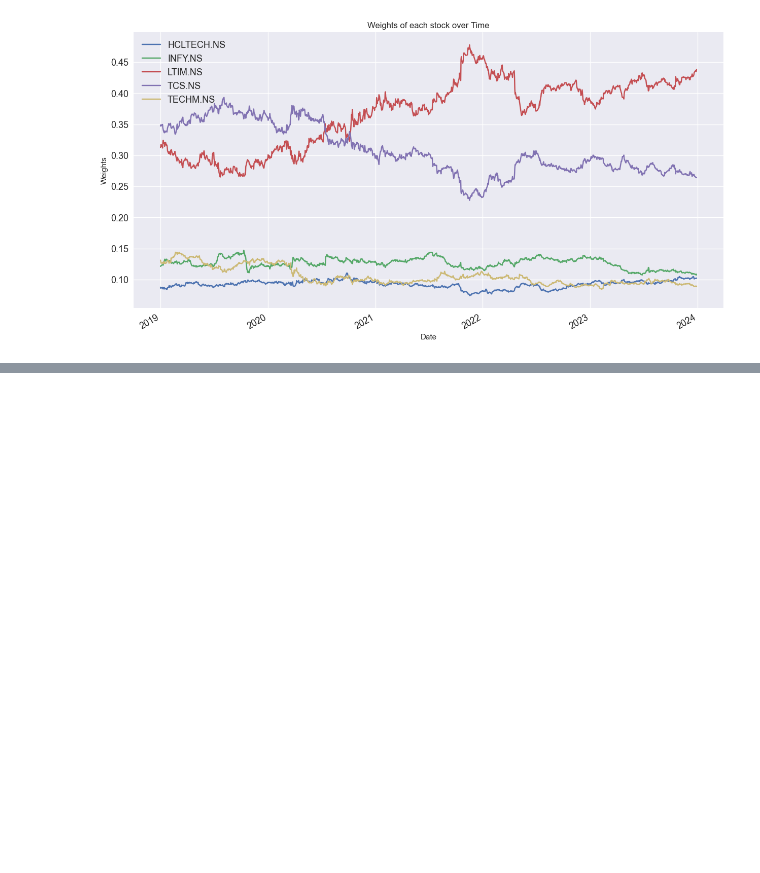
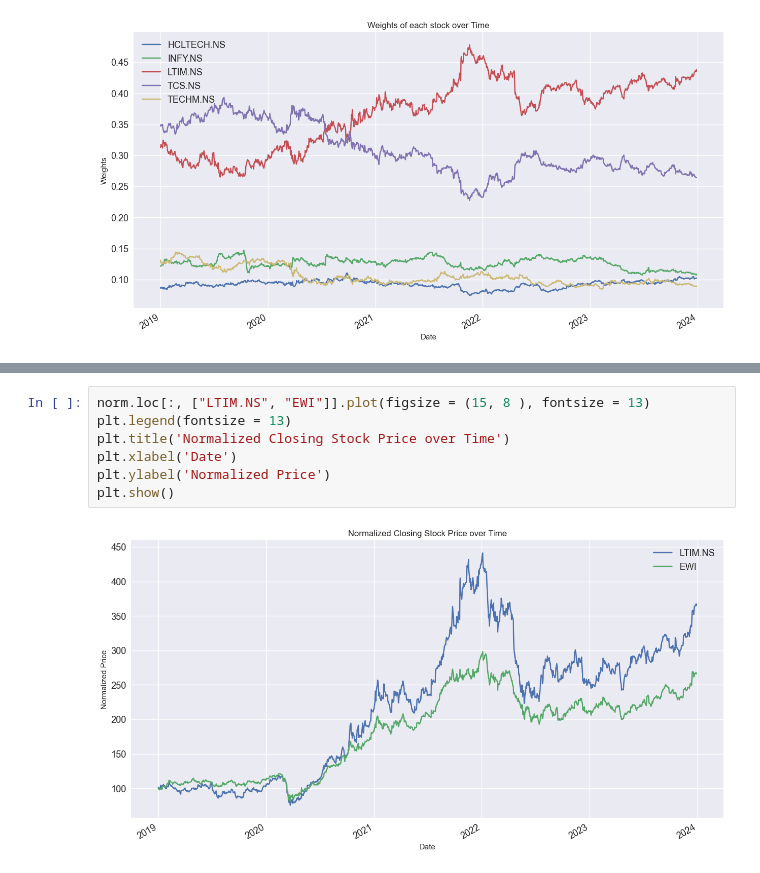
Before and after one commit to almaastaj/IndianStockMarket, a Jupyter notebook: IndianITIndex.ipynb, the cells around one changed output, grey strips where cells are left out. Drawn from its saved outputs; the diff is of its cells as text; blank space fills up the shorter version.

```diff
--- a/IndianITIndex.ipynb
+++ b/IndianITIndex.ipynb
@@ -176,0 +249,9 @@ plt.show()
+# %%
+norm.loc[:, ["LTIM.NS", "EWI"]].plot(figsize = (15, 8 ), fontsize = 13)
+plt.legend(fontsize = 13)
+plt.title('Normalized Closing Stock Price over Time')
+plt.xlabel('Date')
+plt.ylabel('Normalized Price')
+plt.show()
+# %% [output]
+[figure, added]
```
Also changed, not shown: parts of 12 cells of this notebook.
